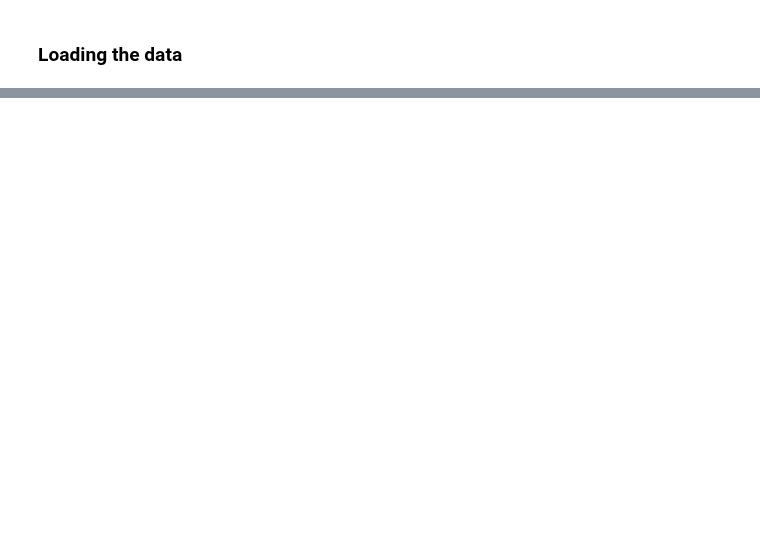
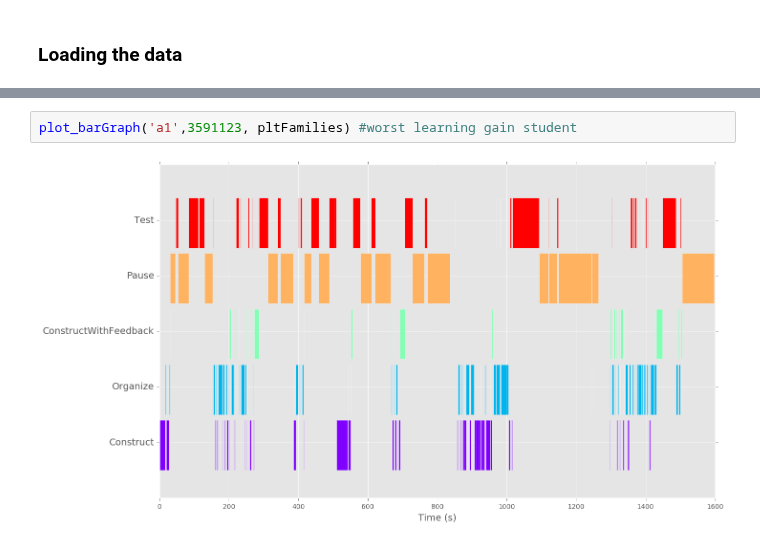
Before and after one commit to sperez8/Phet-log-analyzer, a Jupyter notebook: cck/sequence_heatmap_maker.ipynb, the cells around one changed output, grey strips where cells are left out. Cells and saved outputs as stored; diff of their text form; blank space fills up the shorter version.

```diff
--- a/cck/sequence_heatmap_maker.ipynb
+++ b/cck/sequence_heatmap_maker.ipynb
@@ -75,0 +134,4 @@ get_sequence(df,[94792123])
+# %%
+plot_barGraph('a1',3591123, pltFamilies) #worst learning gain student
+# %% [output]
+[figure, added]
```
Also changed, not shown: parts of 14 cells of this notebook.
